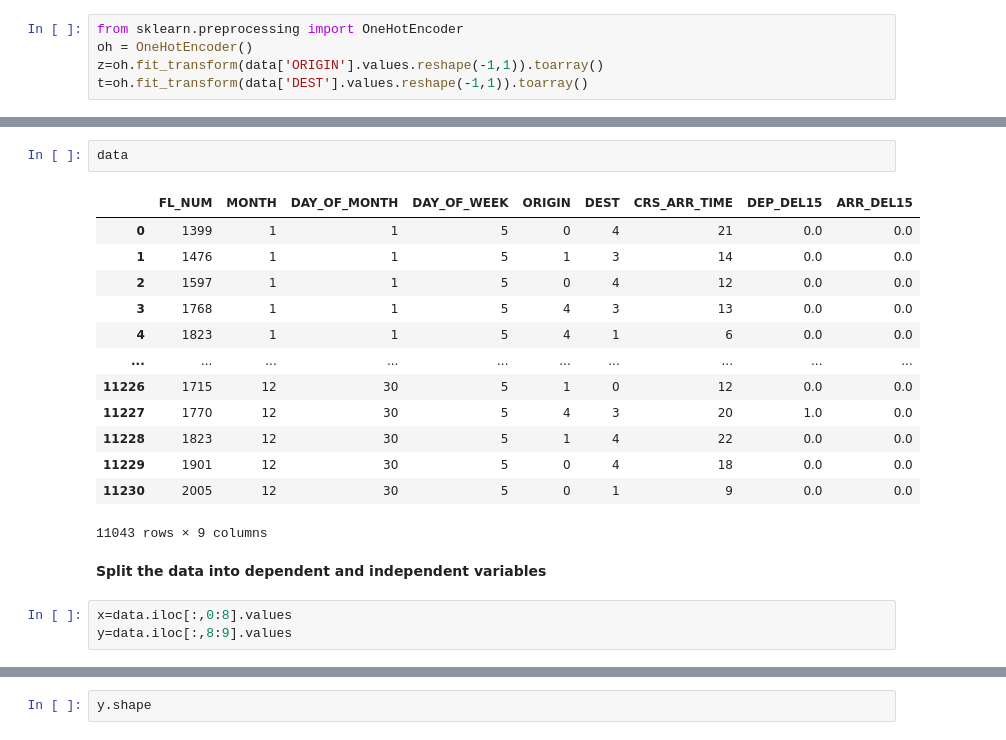
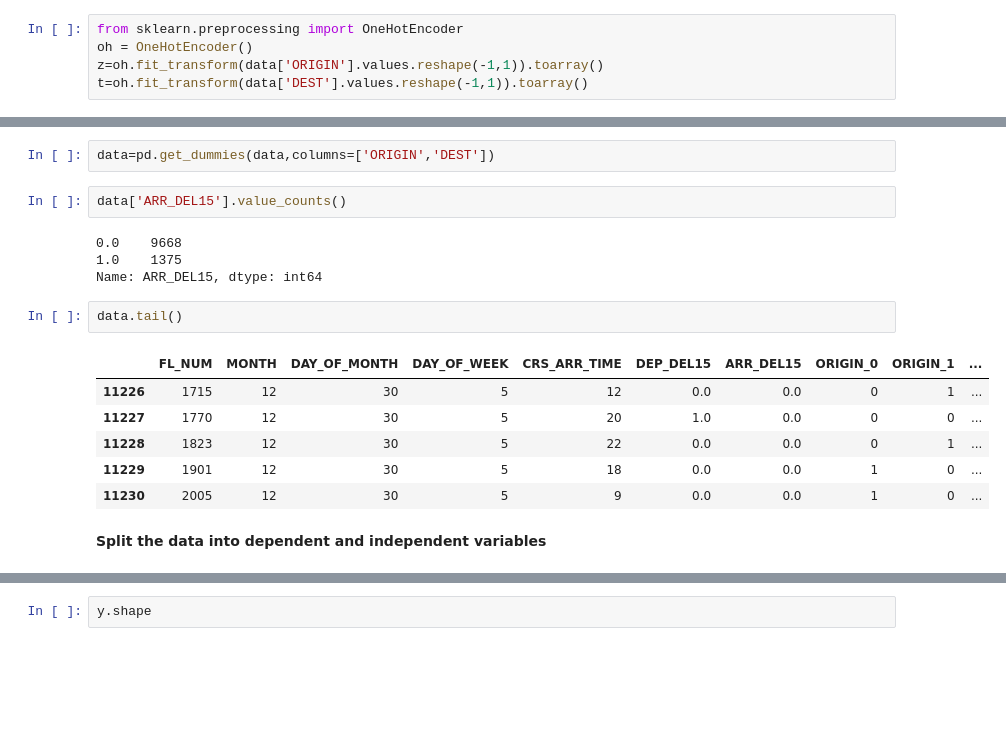
Before and after one commit to IBM-EPBL/IBM-Project-33392-1660219555, a Jupyter notebook: Project Development Phase/Sprint 2/Sprint_2.ipynb, the cells around one changed output, grey strips where cells are left out. Drawn from its saved outputs; the diff is of its cells as text; blank space fills up the shorter version.

```diff
--- a/Project Development Phase/Sprint 2/Sprint_2.ipynb
+++ b/Project Development Phase/Sprint 2/Sprint_2.ipynb
@@ -356,21 +371,19 @@ t=oh.fit_transform(data['DEST'].values.reshape(-1,1)).toarray()
+# %%
+data=pd.get_dummies(data,columns=['ORIGIN','DEST'])
+# %%
+data['ARR_DEL15'].value_counts()
+# %% [output]
+0.0    9668
+1.0    1375
+Name: ARR_DEL15, dtype: int64
 # %%
-data
+data.tail()
 # %% [output]
-|  | FL_NUM | MONTH | DAY_OF_MONTH | DAY_OF_WEEK | ORIGIN | DEST | CRS_ARR_TIME | DEP_DEL15 | ARR_DEL15 |
-| 0 | 1399 | 1 | 1 | 5 | 0 | 4 | 21 | 0.0 | 0.0 |
-| 1 | 1476 | 1 | 1 | 5 | 1 | 3 | 14 | 0.0 | 0.0 |
-| 2 | 1597 | 1 | 1 | 5 | 0 | 4 | 12 | 0.0 | 0.0 |
-| 3 | 1768 | 1 | 1 | 5 | 4 | 3 | 13 | 0.0 | 0.0 |
-| 4 | 1823 | 1 | 1 | 5 | 4 | 1 | 6 | 0.0 | 0.0 |
-| ... | ... | ... | ... | ... | ... | ... | ... | ... | ... |
-| 11226 | 1715 | 12 | 30 | 5 | 1 | 0 | 12 | 0.0 | 0.0 |
-| 11227 | 1770 | 12 | 30 | 5 | 4 | 3 | 20 | 1.0 | 0.0 |
-| 11228 | 1823 | 12 | 30 | 5 | 1 | 4 | 22 | 0.0 | 0.0 |
-| 11229 | 1901 | 12 | 30 | 5 | 0 | 4 | 18 | 0.0 | 0.0 |
-| 11230 | 2005 | 12 | 30 | 5 | 0 | 1 | 9 | 0.0 | 0.0 |
+|  | FL_NUM | MONTH | DAY_OF_MONTH | DAY_OF_WEEK | CRS_ARR_TIME | DEP_DEL15 | ARR_DEL15 | ORIGIN_0 | ORIGIN_1 | ... |
+| 11226 | 1715 | 12 | 30 | 5 | 12 | 0.0 | 0.0 | 0 | 1 | ... |
+| 11227 | 1770 | 12 | 30 | 5 | 20 | 1.0 | 0.0 | 0 | 0 | ... |
+| 11228 | 1823 | 12 | 30 | 5 | 22 | 0.0 | 0.0 | 0 | 1 | ... |
+| 11229 | 1901 | 12 | 30 | 5 | 18 | 0.0 | 0.0 | 1 | 0 | ... |
+| 11230 | 2005 | 12 | 30 | 5 | 9 | 0.0 | 0.0 | 1 | 0 | ... |
-11043 rows × 9 columns
 # %% [markdown]
 **Split the data into dependent and independent variables**
-# %%
-x=data.iloc[:,0:8].values
-y=data.iloc[:,8:9].values
```
Also changed, not shown: parts of 12 cells of this notebook.
